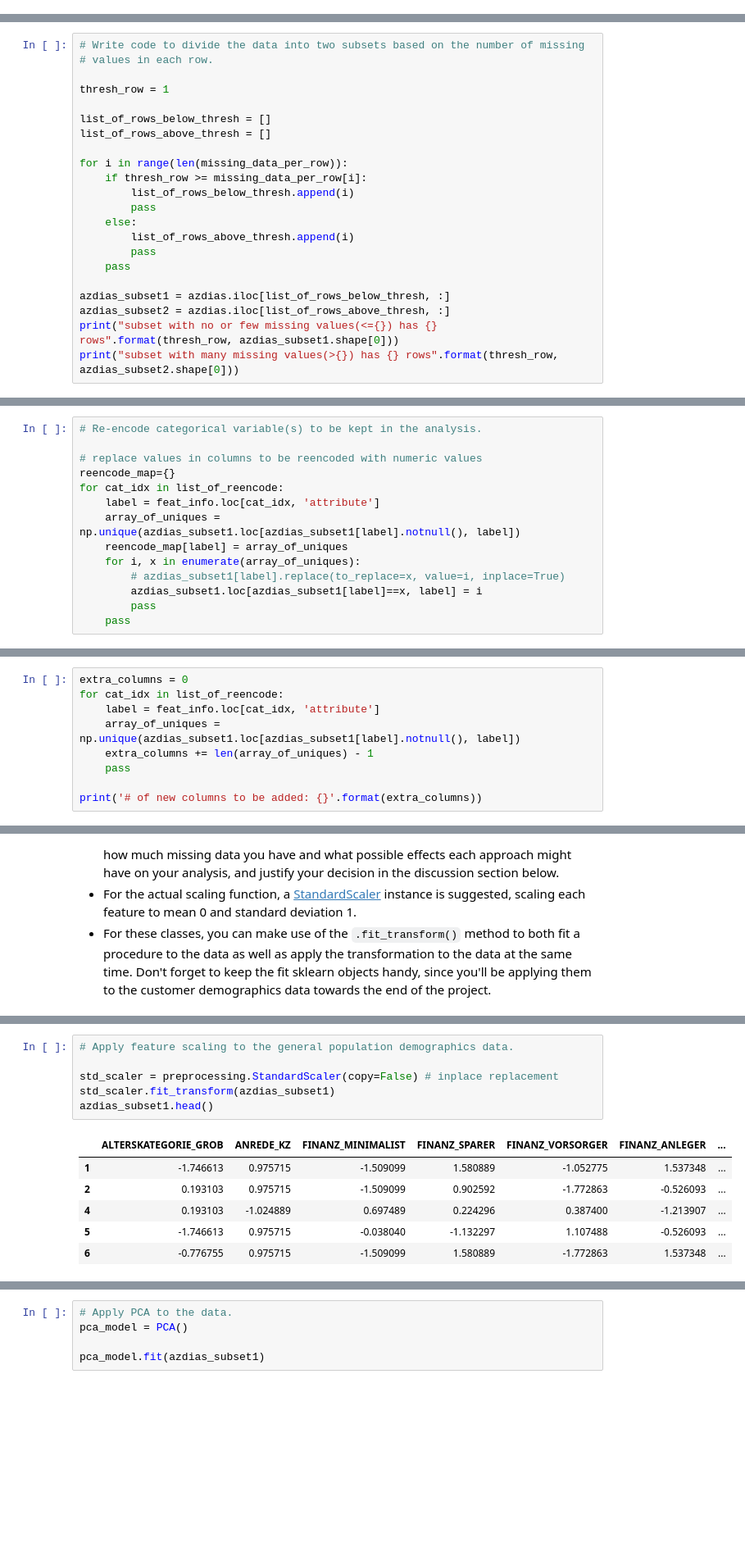
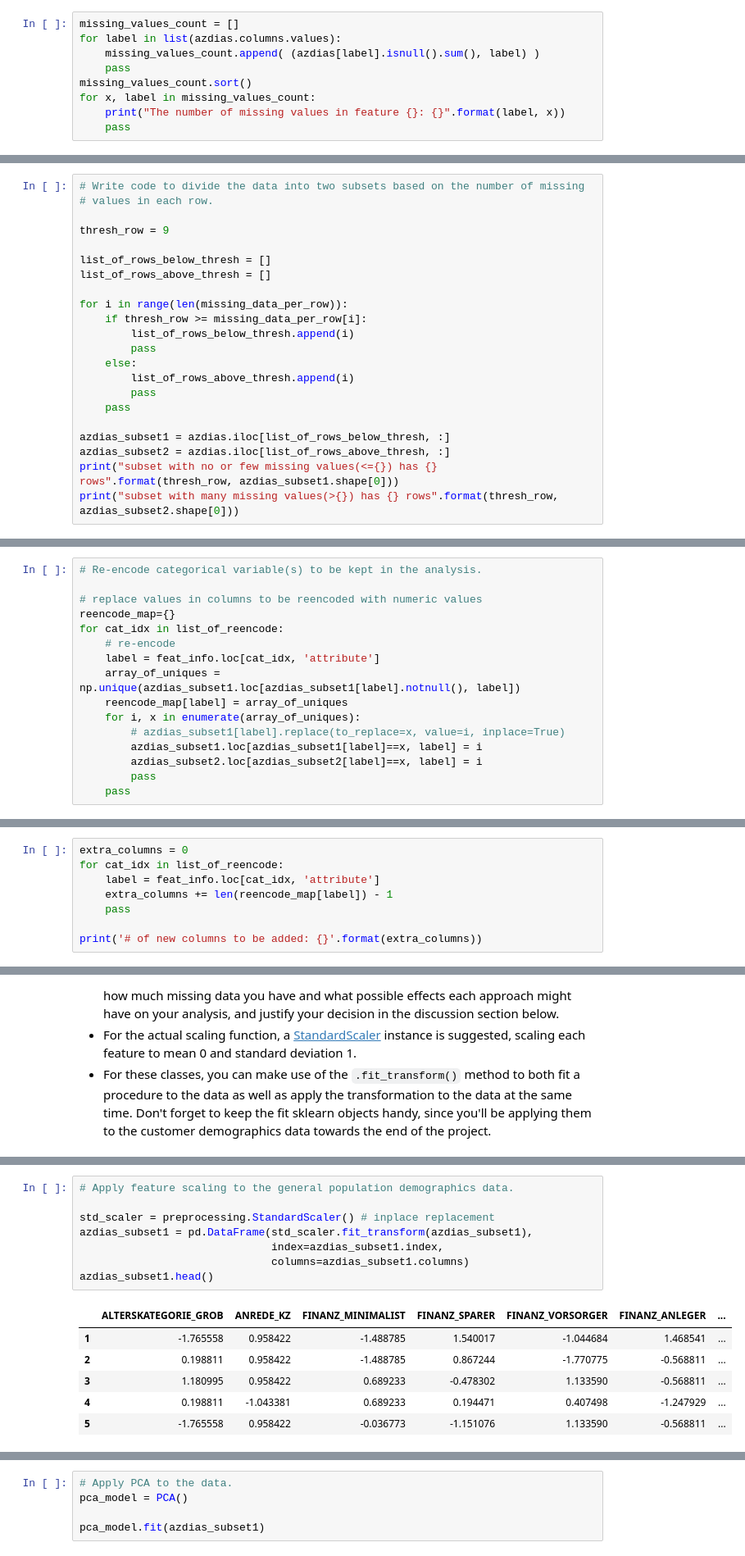
Before and after one commit to randomwalk10/Identify_Customer_Segments, a Jupyter notebook: Identify_Customer_Segments.ipynb, the cells around one changed output, grey strips where cells are left out. Shown at 82% size. Saved outputs shown, nothing was run; the diff lists cells and outputs as text; blank space fills up the shorter version.

```diff
--- a/Identify_Customer_Segments.ipynb
+++ b/Identify_Customer_Segments.ipynb
@@ -164,3 +164,12 @@ print('num of rows in feat_info:', feat_info.shape[0])
 features to remove: ['AGER_TYP', 'GEBURTSJAHR', 'TITEL_KZ', 'ALTER_HH', 'KK_KUNDENTYP', 'KBA05_BAUMAX']
 num of columns in azdias: 79
 num of rows in feat_info: 79
+# %%
+missing_values_count = []
+for label in list(azdias.columns.values):
+    missing_values_count.append( (azdias[label].isnull().sum(), label) )
+    pass
+missing_values_count.sort()
+for x, label in missing_values_count:
+    print("The number of missing values in feature {}: {}".format(label, x))
+    pass
@@ -199,7 +230,7 @@ plt.show()
 # Write code to divide the data into two subsets based on the number of missing
 # values in each row.
 
-thresh_row = 1
+thresh_row = 9
 
 list_of_rows_below_thresh = []
 list_of_rows_above_thresh = []
@@ -342,12 +373,14 @@ indice of categorical features to be re-encoded:  [3, 10, 12, 17, 18, 19, 20, 21
 # replace values in columns to be reencoded with numeric values
 reencode_map={}
 for cat_idx in list_of_reencode:
+    # re-encode
     label = feat_info.loc[cat_idx, 'attribute']
     array_of_uniques = np.unique(azdias_subset1.loc[azdias_subset1[label].notnull(), label])
     reencode_map[label] = array_of_uniques
     for i, x in enumerate(array_of_uniques):
         # azdias_subset1[label].replace(to_replace=x, value=i, inplace=True)
         azdias_subset1.loc[azdias_subset1[label]==x, label] = i
+        azdias_subset2.loc[azdias_subset2[label]==x, label] = i
         pass
     pass
 # %% [output]
@@ -360,8 +402,7 @@ See the caveats in the documentation: http://pandas.pydata.org/pandas-docs/stabl
 extra_columns = 0
 for cat_idx in list_of_reencode:
     label = feat_info.loc[cat_idx, 'attribute']
-    array_of_uniques = np.unique(azdias_subset1.loc[azdias_subset1[label].notnull(), label])
-    extra_columns += len(array_of_uniques) - 1
+    extra_columns += len(reencode_map[label]) - 1
     pass
 
 print('# of new columns to be added: {}'.format(extra_columns))
@@ -628,14 +715,16 @@ total number of NaN values AFTER imputation: 0
 # %%
 # Apply feature scaling to the general population demographics data.
 
-std_scaler = preprocessing.StandardScaler(copy=False) # inplace replacement
-std_scaler.fit_transform(azdias_subset1)
+std_scaler = preprocessing.StandardScaler() # inplace replacement
+azdias_subset1 = pd.DataFrame(std_scaler.fit_transform(azdias_subset1),
+                              index=azdias_subset1.index,
+                              columns=azdias_subset1.columns)
 azdias_subset1.head()
 # %% [output]
 |  | ALTERSKATEGORIE_GROB | ANREDE_KZ | FINANZ_MINIMALIST | FINANZ_SPARER | FINANZ_VORSORGER | FINANZ_ANLEGER | ... |
-| 1 | -1.746613 | 0.975715 | -1.509099 | 1.580889 | -1.052775 | 1.537348 | ... |
-| 2 | 0.193103 | 0.975715 | -1.509099 | 0.902592 | -1.772863 | -0.526093 | ... |
-| 4 | 0.193103 | -1.024889 | 0.697489 | 0.224296 | 0.387400 | -1.213907 | ... |
-| 5 | -1.746613 | 0.975715 | -0.038040 | -1.132297 | 1.107488 | -0.526093 | ... |
-| 6 | -0.776755 | 0.975715 | -1.509099 | 1.580889 | -1.772863 | 1.537348 | ... |
+| 1 | -1.765558 | 0.958422 | -1.488785 | 1.540017 | -1.044684 | 1.468541 | ... |
+| 2 | 0.198811 | 0.958422 | -1.488785 | 0.867244 | -1.770775 | -0.568811 | ... |
+| 3 | 1.180995 | 0.958422 | 0.689233 | -0.478302 | 1.133590 | -0.568811 | ... |
+| 4 | 0.198811 | -1.043381 | 0.689233 | 0.194471 | 0.407498 | -1.247929 | ... |
+| 5 | -1.765558 | 0.958422 | -0.036773 | -1.151076 | 1.133590 | -0.568811 | ... |
 5 rows × 197 columns
```
Also changed, not shown: parts of 36 cells of this notebook, 1 other file.
